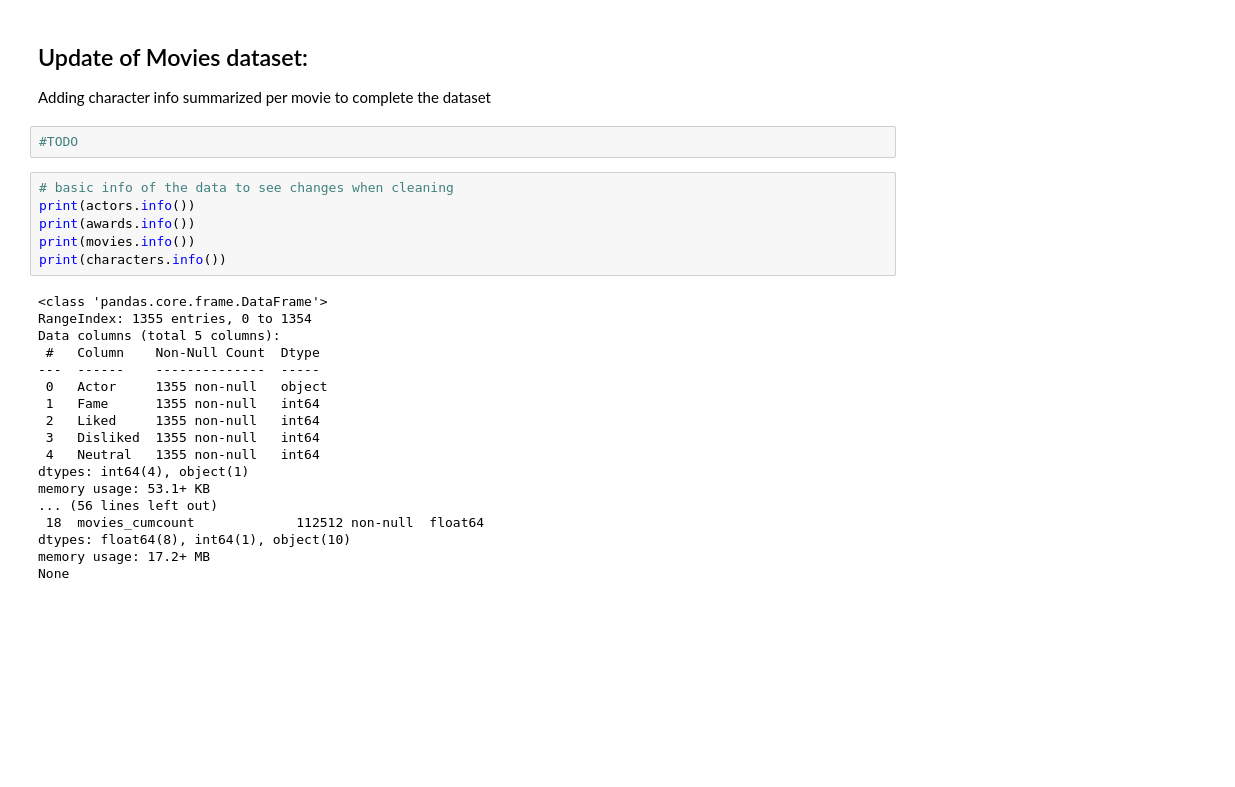
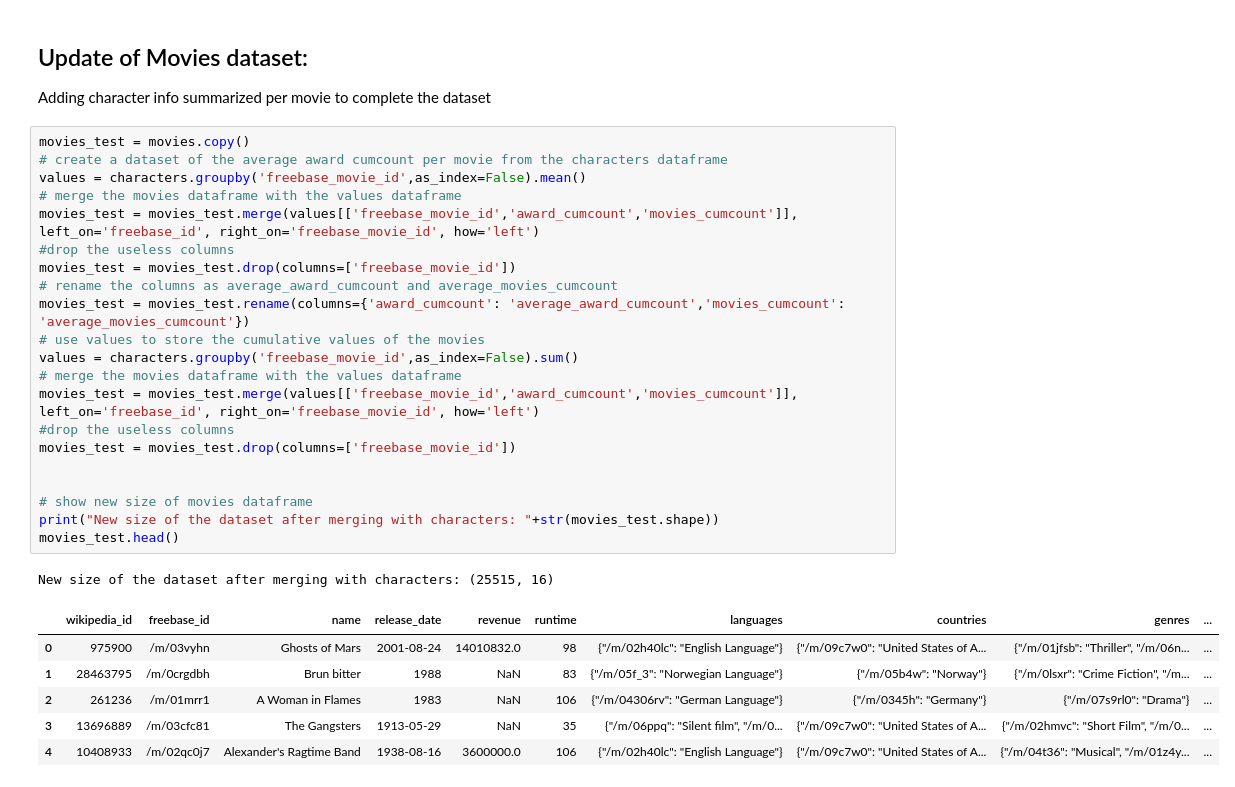
Before and after one commit to epfl-ada/ada-2023-project-shinebrightlikeadamon, a Jupyter notebook: data_cleaning.ipynb, the cells around one changed output. Drawn from its saved outputs; the diff is of its cells as text; blank space fills up the shorter version.

```diff
--- a/data_cleaning.ipynb
+++ b/data_cleaning.ipynb
@@ -477,29 +471,32 @@ dtype: float64
 # %% [markdown]
 ## Update of Movies dataset:
 Adding character info summarized per movie to complete the dataset
-# %%
-#TODO
-# %%
-# basic info of the data to see changes when cleaning
-print(actors.info())
-print(awards.info())
-print(movies.info())
-print(characters.info())
-# %% [output]
-<class 'pandas.core.frame.DataFrame'>
-RangeIndex: 1355 entries, 0 to 1354
-Data columns (total 5 columns):
- #   Column    Non-Null Count  Dtype
----  ------    --------------  -----
- 0   Actor     1355 non-null   object
- 1   Fame      1355 non-null   int64
- 2   Liked     1355 non-null   int64
- 3   Disliked  1355 non-null   int64
- 4   Neutral   1355 non-null   int64
-dtypes: int64(4), object(1)
-memory usage: 53.1+ KB
-... (56 lines left out)
- 18  movies_cumcount             112512 non-null  float64
-dtypes: float64(8), int64(1), object(10)
-memory usage: 17.2+ MB
-None
+# %%
+movies_test = movies.copy()
+# create a dataset of the average award cumcount per movie from the characters dataframe
+values = characters.groupby('freebase_movie_id',as_index=False).mean()
+# merge the movies dataframe with the values dataframe
+movies_test = movies_test.merge(values[['freebase_movie_id','award_cumcount','movies_cumcount']], left_on='freebase_id', right_on='freebase_movie_id', how='left')
+#drop the useless columns
+movies_test = movies_test.drop(columns=['freebase_movie_id'])
+# rename the columns as average_award_cumcount and average_movies_cumcount
+movies_test = movies_test.rename(columns={'award_cumcount': 'average_award_cumcount','movies_cumcount': 'average_movies_cumcount'})
+# use values to store the cumulative values of the movies
+values = characters.groupby('freebase_movie_id',as_index=False).sum()
+# merge the movies dataframe with the values dataframe
+movies_test = movies_test.merge(values[['freebase_movie_id','award_cumcount','movies_cumcount']], left_on='freebase_id', right_on='freebase_movie_id', how='left')
+#drop the useless columns
+movies_test = movies_test.drop(columns=['freebase_movie_id'])
+
+
+# show new size of movies dataframe
+print("New size of the dataset after merging with characters: "+str(movies_test.shape))
+movies_test.head()
+# %% [output]
+New size of the dataset after merging with characters: (25515, 16)
+|  | wikipedia_id | freebase_id | name | release_date | revenue | runtime | languages | countries | genres | ... |
+| 0 | 975900 | /m/03vyhn | Ghosts of Mars | 2001-08-24 | 14010832.0 | 98 | {"/m/02h40lc": "English Language"} | {"/m/09c7w0": "United States of A... | {"/m/01jfsb": "Thriller", "/m/06n... | ... |
+| 1 | 28463795 | /m/0crgdbh | Brun bitter | 1988 | NaN | 83 | {"/m/05f_3": "Norwegian Language"} | {"/m/05b4w": "Norway"} | {"/m/0lsxr": "Crime Fiction", "/m... | ... |
+| 2 | 261236 | /m/01mrr1 | A Woman in Flames | 1983 | NaN | 106 | {"/m/04306rv": "German Language"} | {"/m/0345h": "Germany"} | {"/m/07s9rl0": "Drama"} | ... |
+| 3 | 13696889 | /m/03cfc81 | The Gangsters | 1913-05-29 | NaN | 35 | {"/m/06ppq": "Silent film", "/m/0... | {"/m/09c7w0": "United States of A... | {"/m/02hmvc": "Short Film", "/m/0... | ... |
+| 4 | 10408933 | /m/02qc0j7 | Alexander's Ragtime Band | 1938-08-16 | 3600000.0 | 106 | {"/m/02h40lc": "English Language"} | {"/m/09c7w0": "United States of A... | {"/m/04t36": "Musical", "/m/01z4y... | ... |
```
Also changed, not shown: parts of 14 cells of this notebook.
